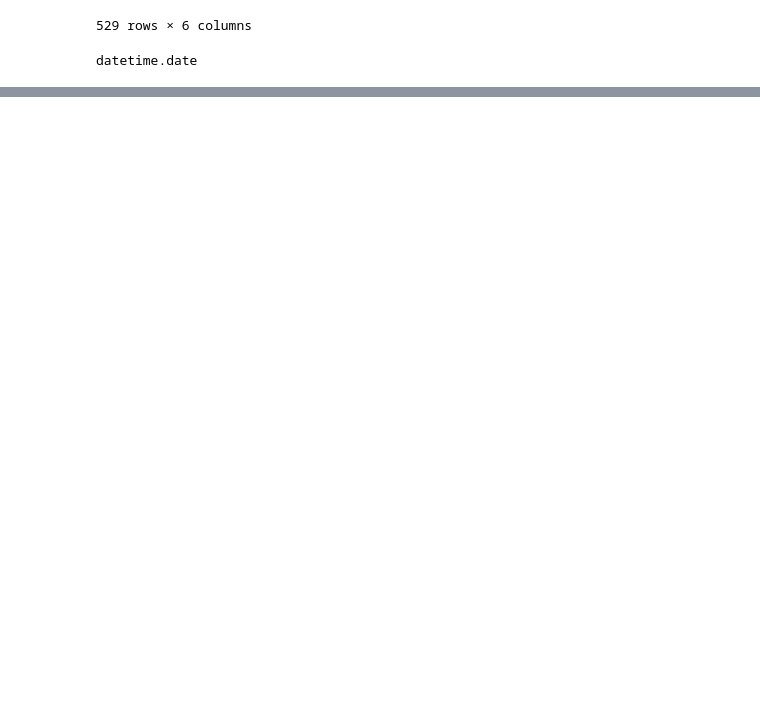
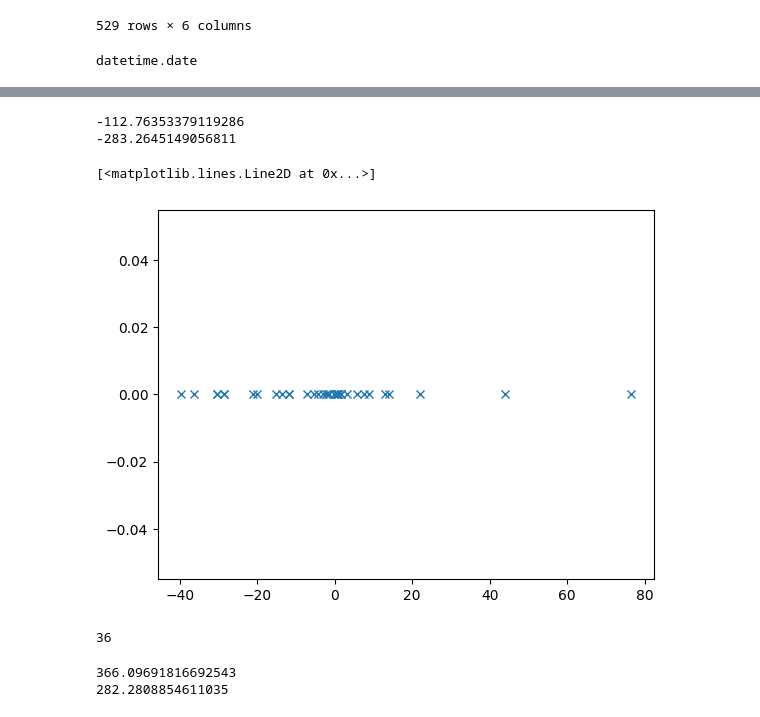
Before and after one commit to tracehankins/MarketWatchAnalysis, a Jupyter notebook: mwbacktester.ipynb, the cells around one changed output, grey strips where cells are left out. Drawn from its saved outputs; the diff is of its cells as text; code cells hidden in the pictures; blank space fills up the shorter version.

```diff
--- a/mwbacktester.ipynb
+++ b/mwbacktester.ipynb
@@ -214,0 +264,27 @@ df
+# %%
+short_df = df[df['Position (Long = 1, Short = -1)'] == -1]
+short_total_pnl = short_df['pnl'].sum()
+print(short_total_pnl)
+short_total_spy_pnl = short_df['spy_pnl'].sum()
+print(short_total_spy_pnl)
+
+plt.plot(list(short_df['pnl']), np.zeros_like(list(short_df['pnl'])), 'x')
+
+# type(long_df['pnl'])
+# %% [output]
+-112.76353379119286
+-283.2645149056811
+[<matplotlib.lines.Line2D at 0x...>]
+[figure, added]
+# %%
+len(short_df)
+# %% [output]
+36
+# %%
+total_pnl = df['pnl'].sum()
+print(total_pnl)
+total_spy_pnl = df['spy_pnl'].sum()
+print(total_spy_pnl)
+# %% [output]
+366.09691816692543
+282.2808854611035
```
Also changed, not shown: parts of 9 cells of this notebook, 1 other file.
